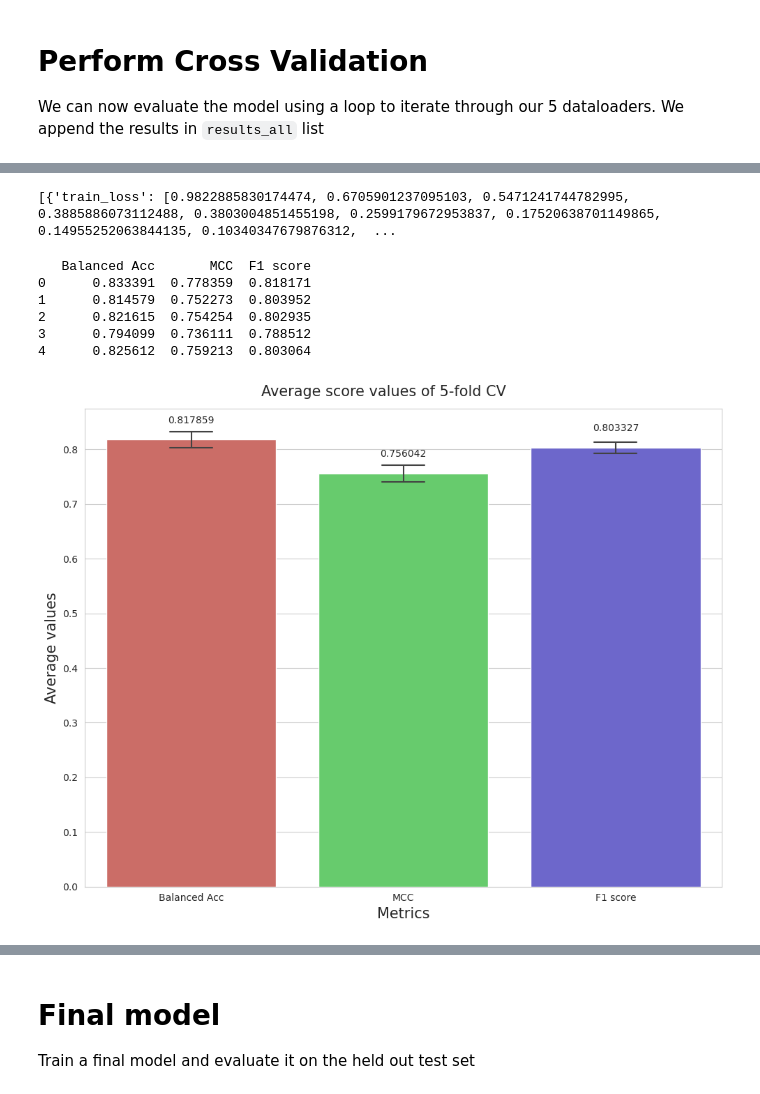
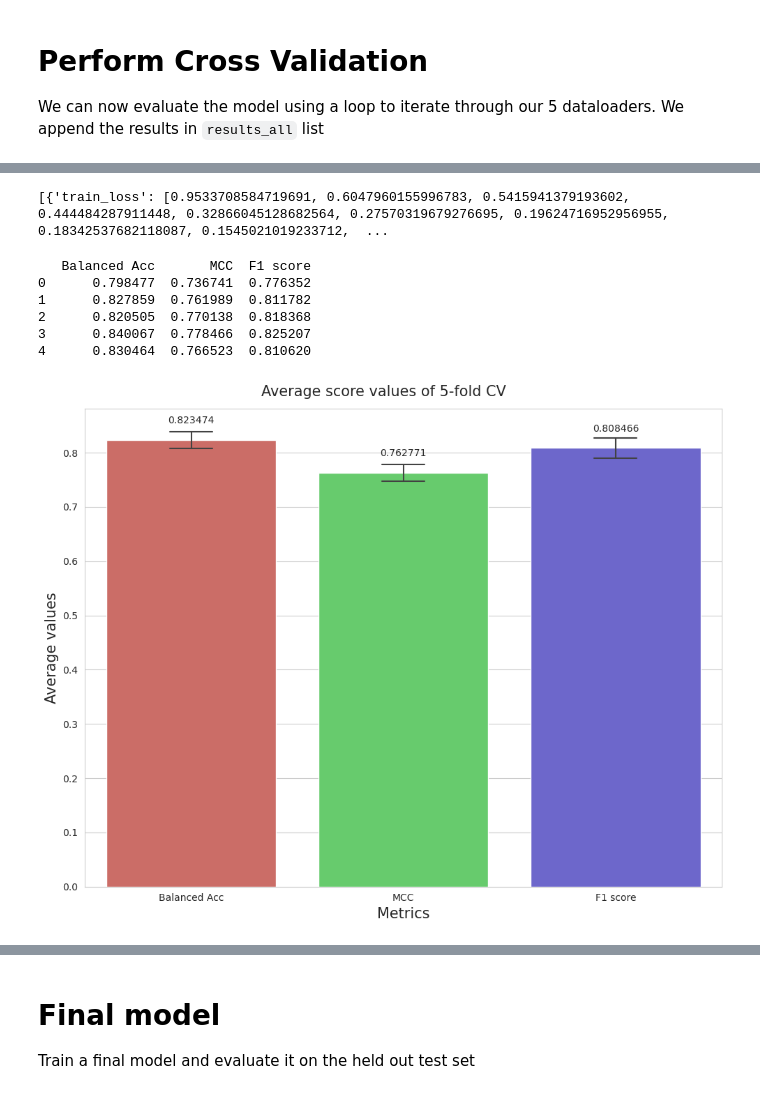
Before and after one commit to KyriakosPsa/Transfer-Learning-Vision, a Jupyter notebook: fungivgg16classification.ipynb, the cells around one changed output, grey strips where cells are left out. Cells and saved outputs as stored; diff of their text form; code cells hidden in the pictures.

```diff
--- a/fungivgg16classification.ipynb
+++ b/fungivgg16classification.ipynb
@@ -369,7 +369,7 @@ labels = [label for _, label in train_dataset]
 # Perform stratified split
 train_idx, test_idx = train_test_split(
     indices,
-    test_size=0.2,  # 20% test, 80% train
+    test_size=0.15,  # 20% test, 80% train
     stratify=labels,
     random_state=42  # To ensure reproducibility
 )
@@ -567,5 +573,5 @@ Early stopping after 9 epochs without improvement.
 # %%
 print(results_all)
 # %% [output]
-[{'train_loss': [0.9822885830174474, 0.6705901237095103, 0.5471241744782995, 0.3885886073112488, 0.3803004851455198, 0.2599179672953837, 0.17520638701149865, 0.14955252063844135, 0.10340347679876312,  ...
+[{'train_loss': [0.9533708584719691, 0.6047960155996783, 0.5415941379193602, 0.444484287911448, 0.32866045128682564, 0.27570319679276695, 0.19624716952956955, 0.18342537682118087, 0.1545021019233712,  ...
 # %%
@@ -573,36 +579,36 @@ print(results_all)
 # plot cross validation's average scores on the validation splits
 import pandas as pd
 # mean_bal_acc = np.mean([max(results_all[i]['valid_bal_acc']) for i in range(len(results_all))])
 # mean_mcc = np.mean([max(results_all[i]['valid_mcc']) for i in range(len(results_all))])
 # mean_f_score = np.mean([max(results_all[i]['valid_f_score']) for i in range(len(results_all))])
 # mean_scores = [mean_bal_acc, mean_mcc, mean_f_score]
 # score_names = ['Balanced Acc', 'MCC', 'F1 score']
-my_dict = {'Balanced Acc': [max(results_all[i]['valid_bal_acc']) for i in range(len(results_all))],
-           'MCC': [max(results_all[i]['valid_mcc']) for i in range(len(results_all))],
-           'F1 score': [max(results_all[i]['valid_f_score']) for i in range(len(results_all))]}
+my_dict = {'Balanced Acc': [results_all[i]['valid_bal_acc'][results_all[i]['valid_loss'].index(min(results_all[i]['valid_loss']))] for i in range(len(results_all))],
+           'MCC': [results_all[i]['valid_mcc'][results_all[i]['valid_loss'].index(min(results_all[i]['valid_loss']))] for i in range(len(results_all))],
+           'F1 score': [results_all[i]['valid_f_score'][results_all[i]['valid_loss'].index(min(results_all[i]['valid_loss']))] for i in range(len(results_all))]}
 
 my_df = pd.DataFrame(my_dict)
 print(my_df)
 plt.rcParams["figure.autolayout"] = True
 plt.figure(figsize=(10,8))
 sns.set_style('whitegrid')
 ax = sns.barplot(data= my_df, estimator=np.mean, color='blue', palette='hls', errorbar="sd", capsize=.2, errwidth=1.5)
 ax.bar_label(ax.containers[0], padding=15)
 
 plt.xlabel('Metrics', fontsize=15)
 plt.ylabel(f'Average values', fontsize=15)
 
 plt.suptitle(f'Average score values of 5-fold CV', fontsize=15)
 plt.savefig(f'/kaggle/working/vgg16_cv_scores.png')
 plt.show()
 # %% [output]
    Balanced Acc       MCC  F1 score
-0      0.833391  0.778359  0.818171
-1      0.814579  0.752273  0.803952
-2      0.821615  0.754254  0.802935
-3      0.794099  0.736111  0.788512
-4      0.825612  0.759213  0.803064
+0      0.798477  0.736741  0.776352
+1      0.827859  0.761989  0.811782
+2      0.820505  0.770138  0.818368
+3      0.840067  0.778466  0.825207
+4      0.830464  0.766523  0.810620
-[figure, old version]
+[figure, new version]
 # %%
 # Plot the loss curves of our model
 for i in range(len(results_all)):
```
Also changed, not shown: parts of 19 cells of this notebook.
